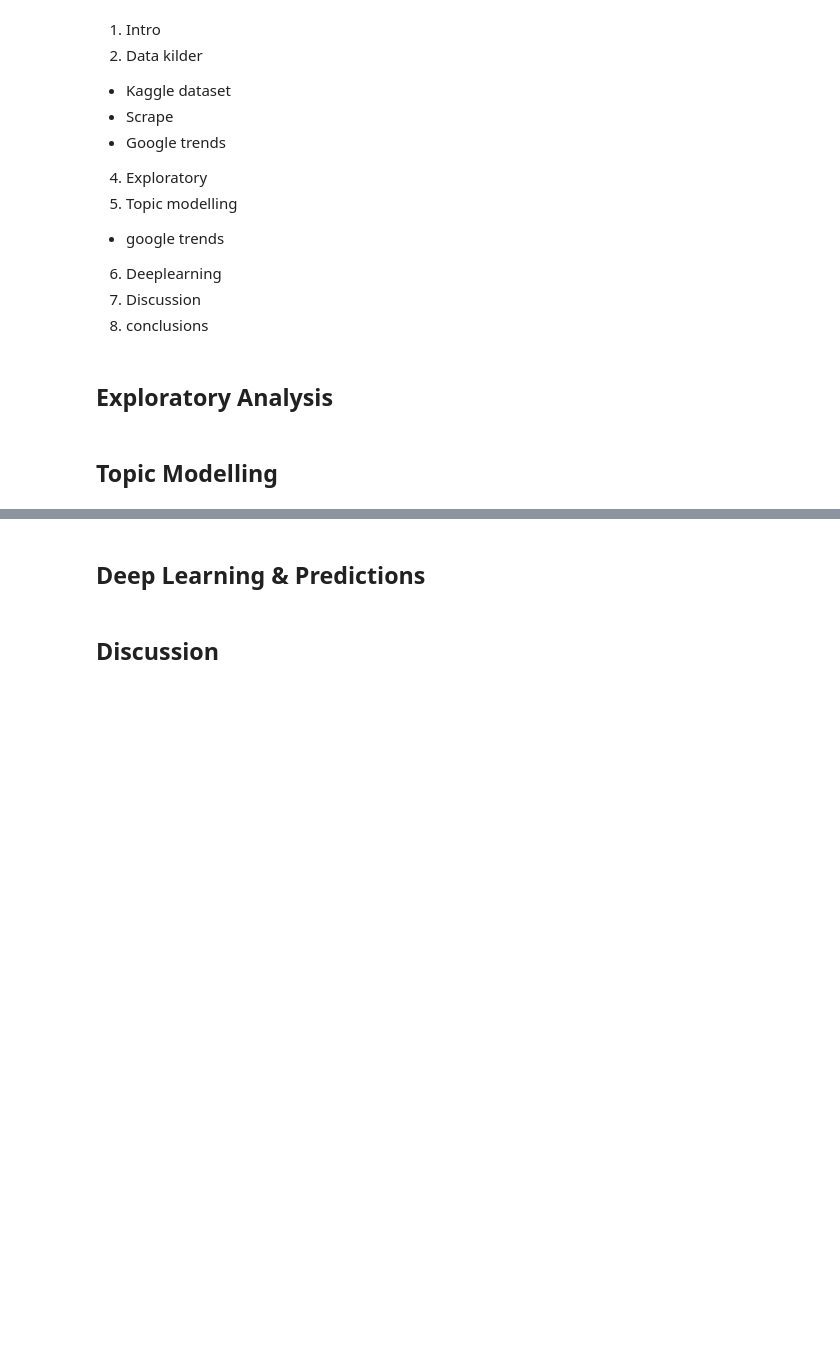
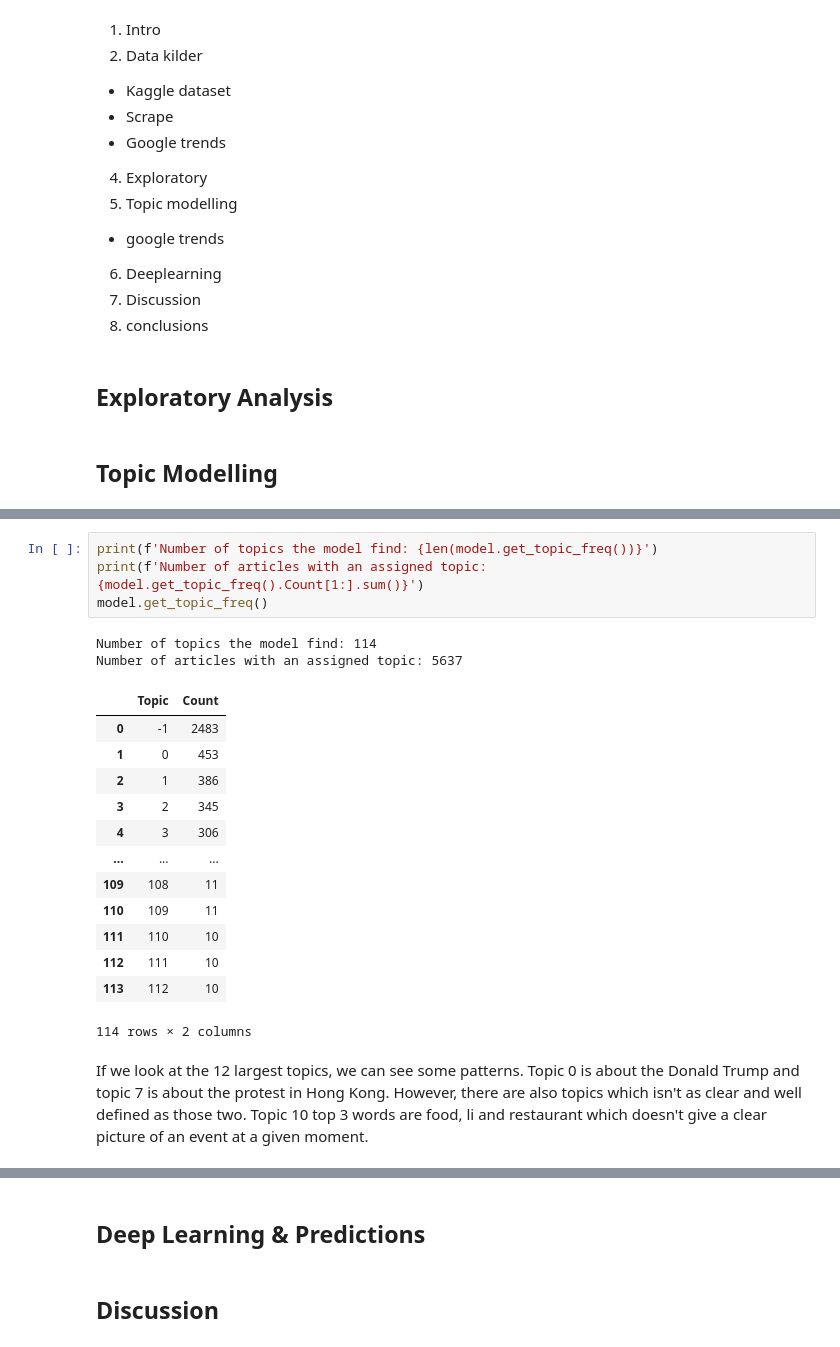
Before and after one commit to illumlol/ABA_2022, a Jupyter notebook: Final_notebook.ipynb, the cells around one changed output, grey strips where cells are left out. Cells and saved outputs as stored; diff of their text form; blank space fills up the shorter version.

```diff
--- a/Final_notebook.ipynb
+++ b/Final_notebook.ipynb
@@ -64,0 +187,22 @@ In this project three data sources are used.
+# %%
+print(f'Number of topics the model find: {len(model.get_topic_freq())}')
+print(f'Number of articles with an assigned topic: {model.get_topic_freq().Count[1:].sum()}')
+model.get_topic_freq()
+# %% [output]
+Number of topics the model find: 114
+Number of articles with an assigned topic: 5637
+|  | Topic | Count |
+| 0 | -1 | 2483 |
+| 1 | 0 | 453 |
+| 2 | 1 | 386 |
+| 3 | 2 | 345 |
+| 4 | 3 | 306 |
+| ... | ... | ... |
+| 109 | 108 | 11 |
+| 110 | 109 | 11 |
+| 111 | 110 | 10 |
+| 112 | 111 | 10 |
+| 113 | 112 | 10 |
+114 rows × 2 columns
+# %% [markdown]
+If we look at the 12 largest topics, we can see some patterns. Topic 0 is about the Donald Trump and topic 7 is about the protest in Hong Kong. However, there are also topics which isn't as clear and well defined as those two. Topic 10 top 3 words are food, li and restaurant which doesn't give a clear picture of an event at a given moment.
```
Also changed, not shown: parts of 24 cells of this notebook.
